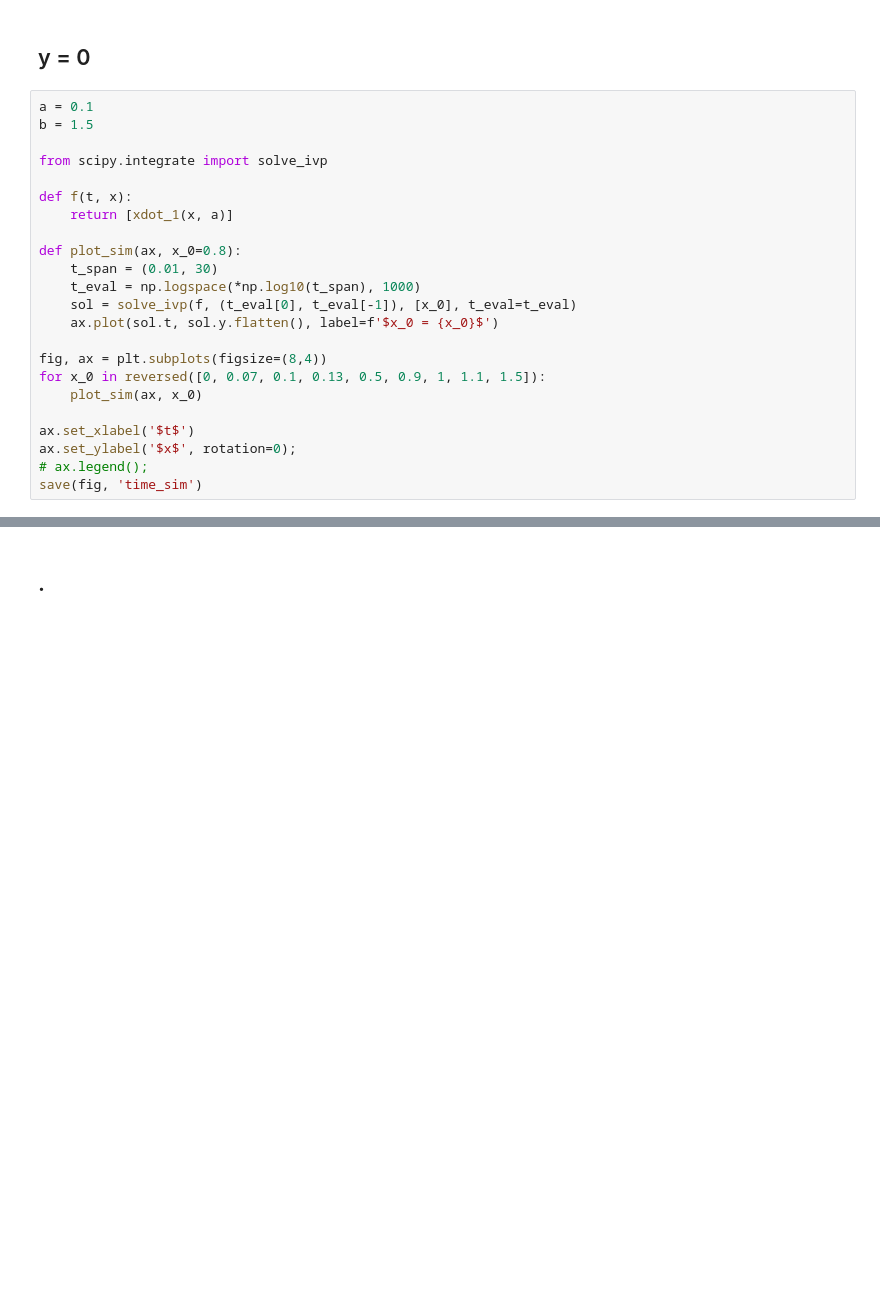
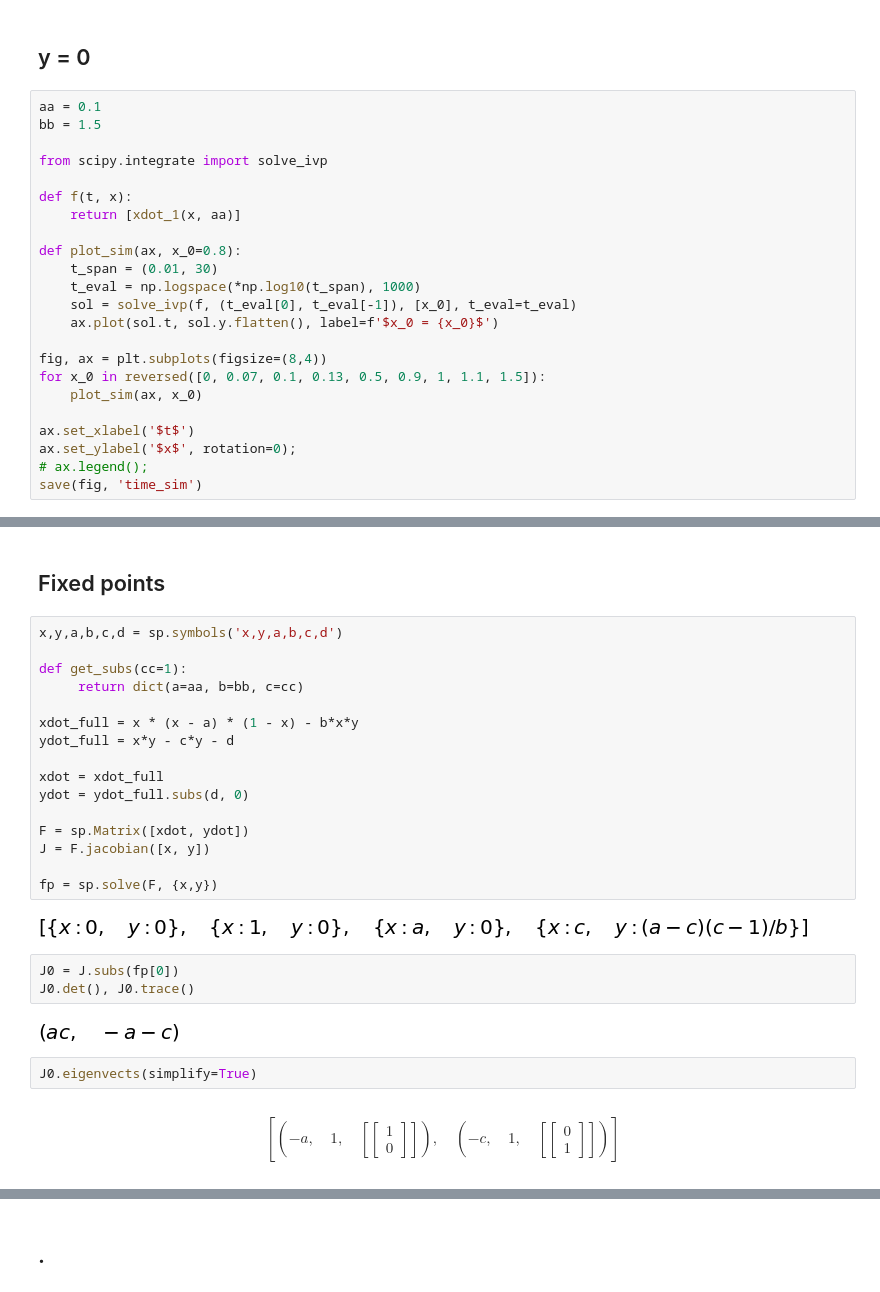
Before and after one commit to tfiers/strogatz, a Jupyter notebook: notebooks/3_Predator_prey.ipynb, the cells around one changed output, grey strips where cells are left out. Saved outputs shown, nothing was run; the diff lists cells and outputs as text; blank space fills up the shorter version.

```diff
--- a/notebooks/3_Predator_prey.ipynb
+++ b/notebooks/3_Predator_prey.ipynb
@@ -25,13 +23,13 @@ ax.legend();
 # %% [markdown]
 ## y = 0
 # %%
-a = 0.1
-b = 1.5
+aa = 0.1
+bb = 1.5
 
 from scipy.integrate import solve_ivp
 
 def f(t, x):
-    return [xdot_1(x, a)]
+    return [xdot_1(x, aa)]
 
 def plot_sim(ax, x_0=0.8):
     t_span = (0.01, 30)
@@ -49,3 +47,32 @@ ax.set_ylabel('$x$', rotation=0);
 save(fig, 'time_sim')
 # %% [output]
 [figure]
+# %% [markdown]
+## Fixed points
+# %%
+x,y,a,b,c,d = sp.symbols('x,y,a,b,c,d')
+
+def get_subs(cc=1):
+     return dict(a=aa, b=bb, c=cc)
+
+xdot_full = x * (x - a) * (1 - x) - b*x*y
+ydot_full = x*y - c*y - d
+
+xdot = xdot_full
+ydot = ydot_full.subs(d, 0)
+
+F = sp.Matrix([xdot, ydot])
+J = F.jacobian([x, y])
+
+fp = sp.solve(F, {x,y})
+# %% [output]
+[figure, added]
+# %%
+J0 = J.subs(fp[0])
+J0.det(), J0.trace()
+# %% [output]
+[figure, added]
+# %%
+J0.eigenvects(simplify=True)
+# %% [output]
+$$\left [ \left ( - a, \quad 1, \quad \left [ \left[\begin{matrix}1\\0\end{matrix}\right]\right ]\right ), \quad \left ( - c, \quad 1, \quad \left [ \left[\begin{matrix}0\\1\end{matrix}\right]\right ]\right )\right ]$$
```
Also changed, not shown: parts of 38 cells of this notebook, 11 other files.
